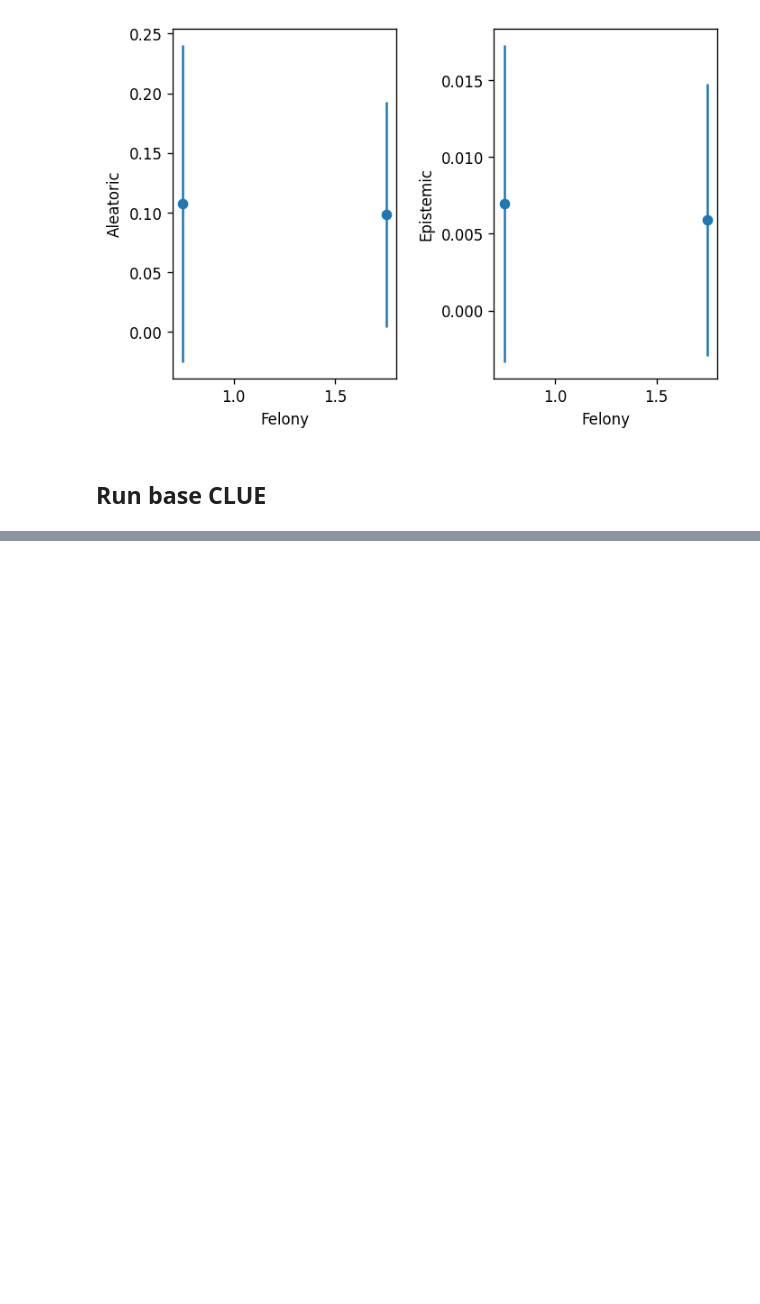
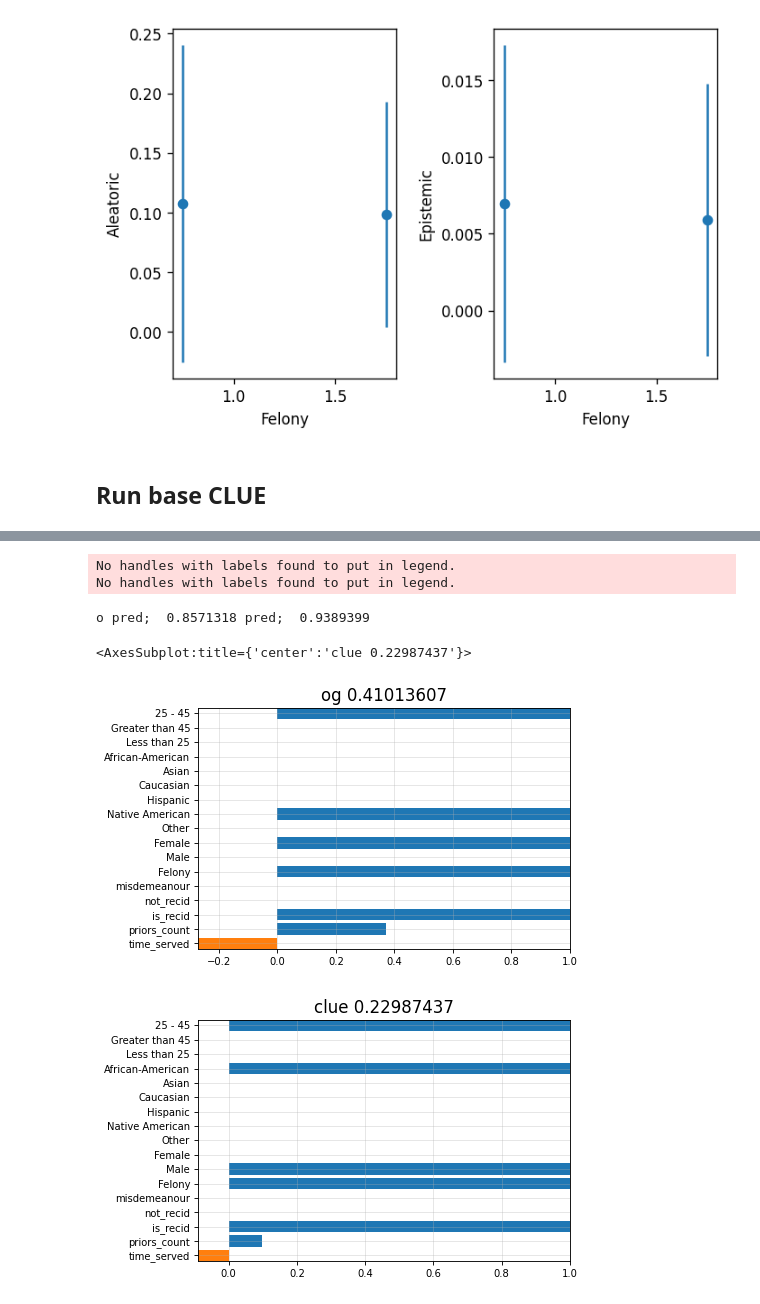
Before and after one commit to alishibli97/DLAdv-Project, a Jupyter notebook: CLUE/CLUE_torch.ipynb, the cells around one changed output, grey strips where cells are left out. Cells and saved outputs as stored; diff of their text form; code cells hidden in the pictures; blank space fills up the shorter version.

```diff
--- a/CLUE/CLUE_torch.ipynb
+++ b/CLUE/CLUE_torch.ipynb
@@ -2174,0 +2253,24 @@ BNN.model
+# %%
+# from interpret.visualization_tools import gen_bar_plot
+
+Nsample = 1
+
+
+
+print('o pred; ', desired_preds[Nsample,1], 'pred; ', post_preds[Nsample])
+
+gen_bar_plot(var_names_flat[dname], x_init_batch[Nsample], title='og ' + str(te_uncertainty_vec[use_index[Nsample]]), xlabel=None, ylabel=None, probs=False, hor=True, save_file=None,
+                 max_fields=40, fs=9, verbose=False, sort=False, dpi=80, neg_color=True, ax=None, c=None)
+
+# gen_bar_plot(var_names_flat[dname], x_vec[0,Nsample,:], title='vae ' + str(uncertainty_vec[0,Nsample]), xlabel=None, ylabel=None, probs=False, hor=True, save_file=None,
+#                  max_fields=40, fs=9, verbose=False, sort=False, dpi=80, neg_color=True, ax=None, c=None)
+
+gen_bar_plot(var_names_flat[dname], x_vec[-1,Nsample,:], title='clue ' + str(post_uncert.cpu().numpy()[Nsample]), xlabel=None, ylabel=None, probs=False, hor=True, save_file=None,
+                 max_fields=40, fs=9, verbose=False, sort=False, dpi=80, neg_color=True, ax=None, c=None)
+# %% [output]
+No handles with labels found to put in legend.
+No handles with labels found to put in legend.
+o pred;  0.8571318 pred;  0.9389399
+<AxesSubplot:title={'center':'clue 0.22987437'}>
+[figure, added]
+[figure, added]
```
Also changed, not shown: parts of 7 cells of this notebook.
